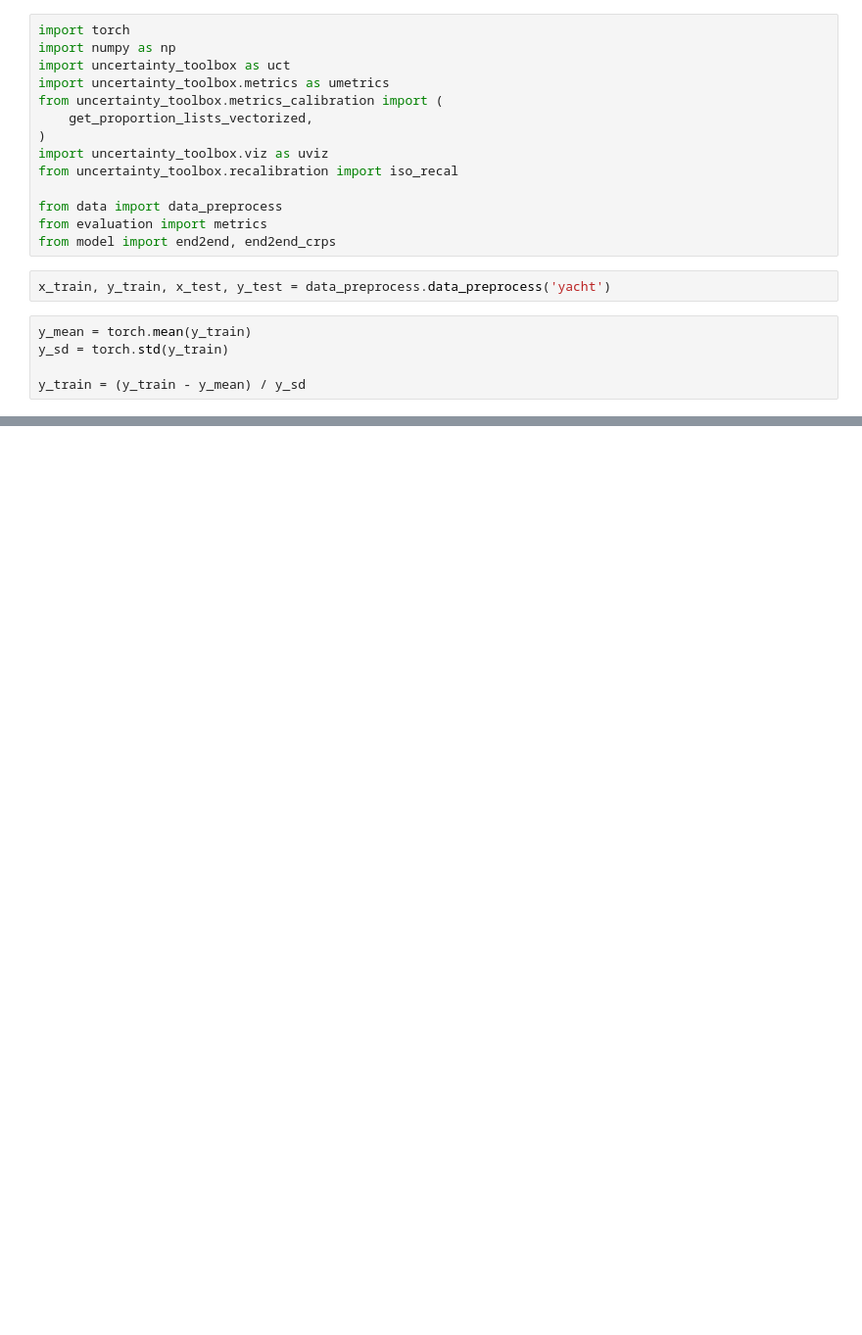
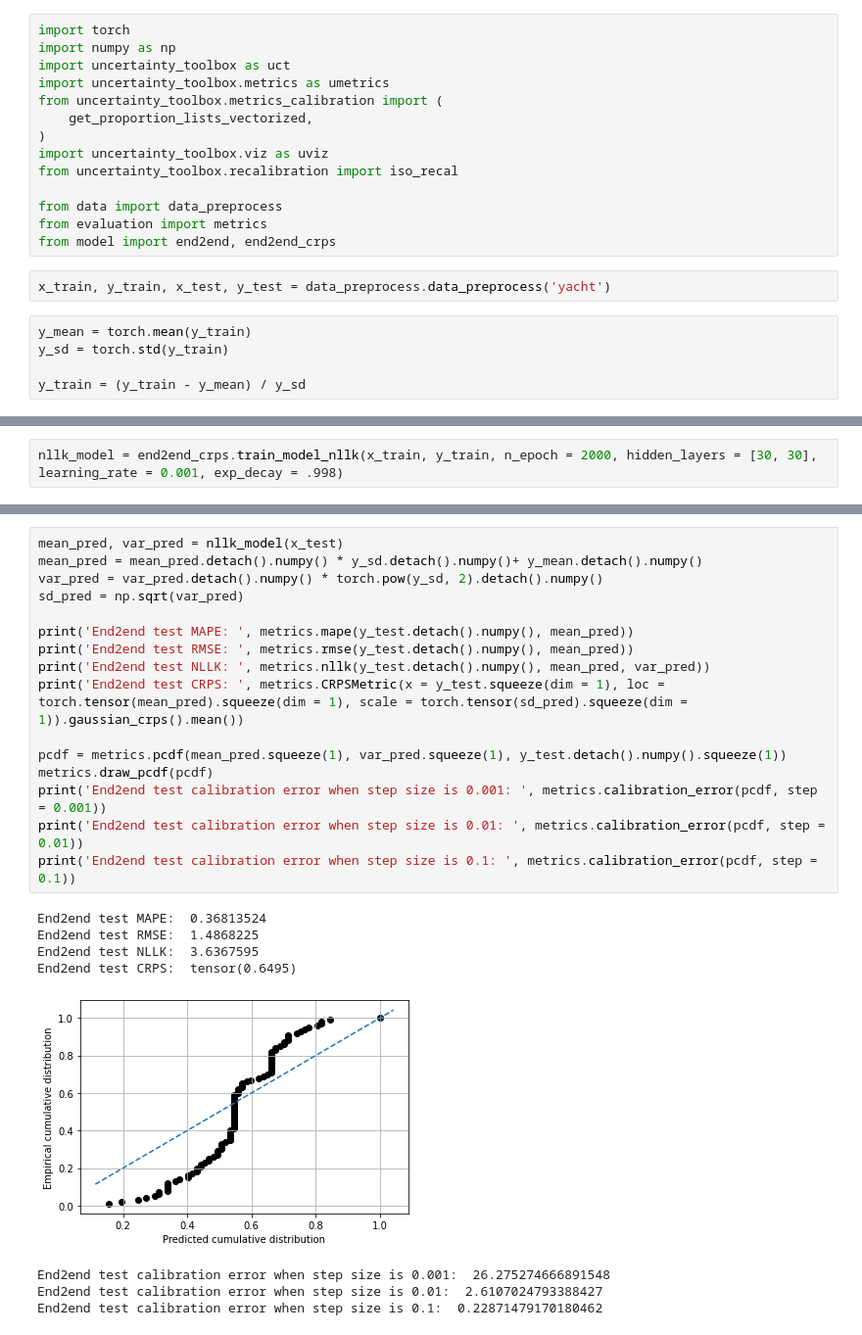
Before and after one commit to roypan/Regression-Calibration-Project, a Jupyter notebook: yacht_end2end.ipynb, the cells around one changed output, grey strips where cells are left out. Shown at 98% size. Cells and saved outputs as stored; diff of their text form; blank space fills up the shorter version.

Commit message:
add nllk and crps baseline performances

```diff
--- a/yacht_end2end.ipynb
+++ b/yacht_end2end.ipynb
@@ -112,0 +113,2 @@ lims_ext: (-6.314508628845215, 68.66858978271485)
+# %%
+nllk_model = end2end_crps.train_model_nllk(x_train, y_train, n_epoch = 2000, hidden_layers = [30, 30], learning_rate = 0.001, exp_decay = .998)
@@ -112,0 +118,25 @@ lims_ext: (-6.314508628845215, 68.66858978271485)
+# %%
+mean_pred, var_pred = nllk_model(x_test)
+mean_pred = mean_pred.detach().numpy() * y_sd.detach().numpy()+ y_mean.detach().numpy()
+var_pred = var_pred.detach().numpy() * torch.pow(y_sd, 2).detach().numpy()
+sd_pred = np.sqrt(var_pred)
+
+print('End2end test MAPE: ', metrics.mape(y_test.detach().numpy(), mean_pred))
+print('End2end test RMSE: ', metrics.rmse(y_test.detach().numpy(), mean_pred))
+print('End2end test NLLK: ', metrics.nllk(y_test.detach().numpy(), mean_pred, var_pred))
+print('End2end test CRPS: ', metrics.CRPSMetric(x = y_test.squeeze(dim = 1), loc = torch.tensor(mean_pred).squeeze(dim = 1), scale = torch.tensor(sd_pred).squeeze(dim = 1)).gaussian_crps().mean())
+
+pcdf = metrics.pcdf(mean_pred.squeeze(1), var_pred.squeeze(1), y_test.detach().numpy().squeeze(1))
+metrics.draw_pcdf(pcdf)
+print('End2end test calibration error when step size is 0.001: ', metrics.calibration_error(pcdf, step = 0.001))
+print('End2end test calibration error when step size is 0.01: ', metrics.calibration_error(pcdf, step = 0.01))
+print('End2end test calibration error when step size is 0.1: ', metrics.calibration_error(pcdf, step = 0.1))
+# %% [output]
+End2end test MAPE:  0.36813524
+End2end test RMSE:  1.4868225
+End2end test NLLK:  3.6367595
+End2end test CRPS:  tensor(0.6495)
+[figure, added]
+End2end test calibration error when step size is 0.001:  26.275274666891548
+End2end test calibration error when step size is 0.01:  2.6107024793388427
+End2end test calibration error when step size is 0.1:  0.22871479170180462
```
Also changed, not shown: parts of 11 cells of this notebook, 6 other files.
